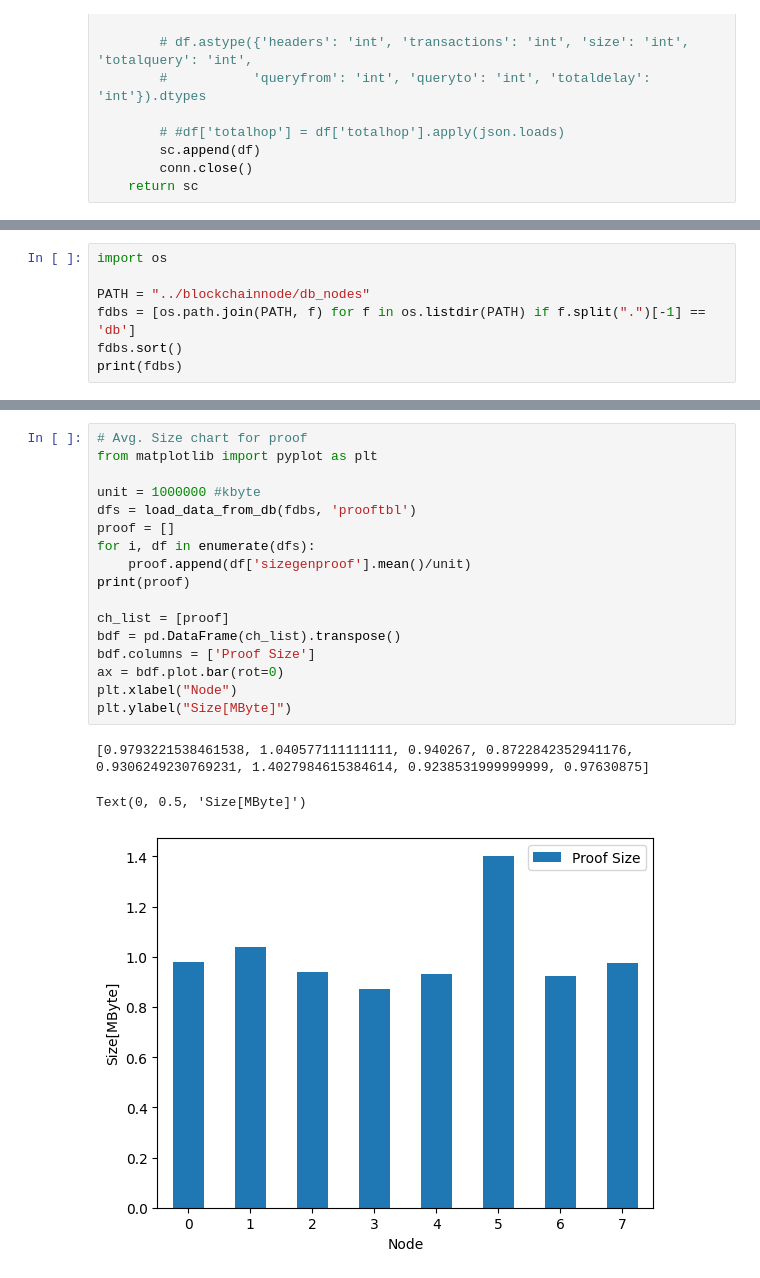
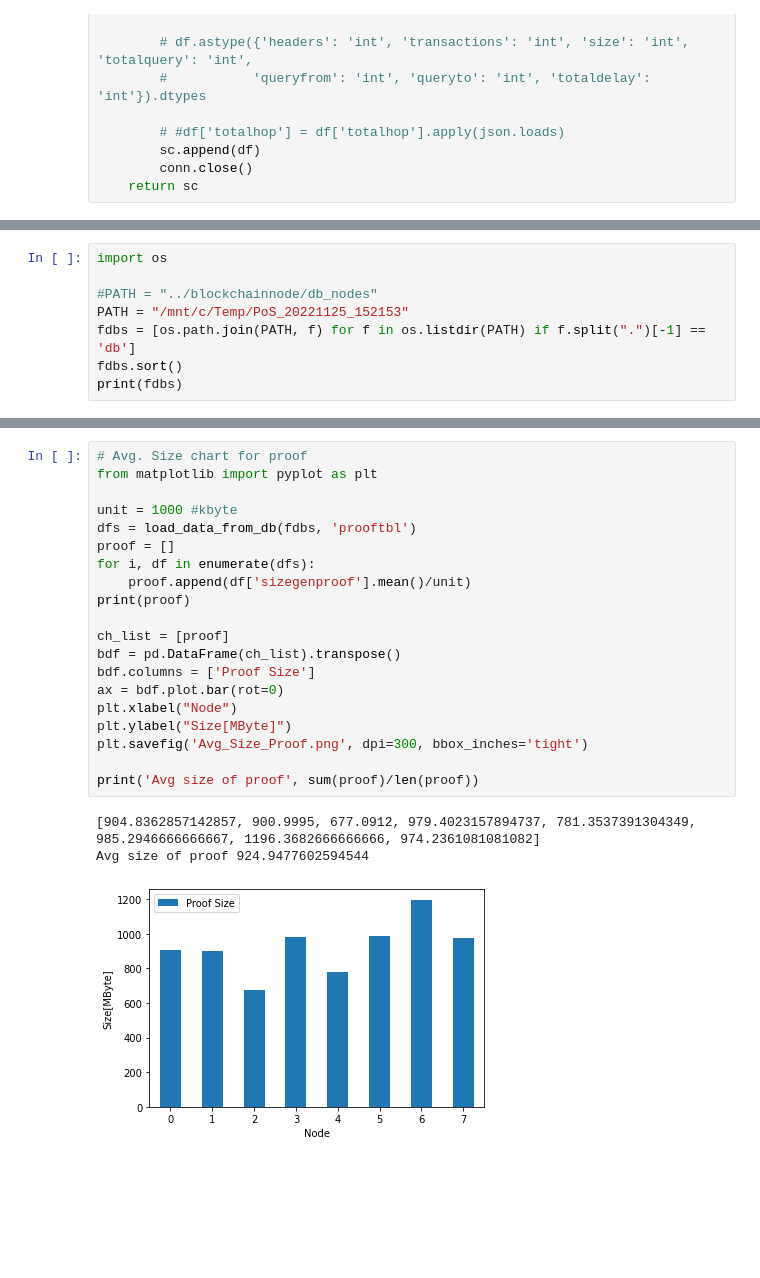
Before and after one commit to JunwookHeo/bcsos, a Jupyter notebook: python_utils/VisualPoS.ipynb, the cells around one changed output, grey strips where cells are left out. Saved outputs shown, nothing was run; the diff lists cells and outputs as text; blank space fills up the shorter version.

```diff
--- a/python_utils/VisualPoS.ipynb
+++ b/python_utils/VisualPoS.ipynb
@@ -64,7 +67,8 @@ print(fairness(values_list[2]))
 # %%
 import os
 
-PATH = "../blockchainnode/db_nodes"
+#PATH = "../blockchainnode/db_nodes"
+PATH = "/mnt/c/Temp/PoS_20221125_152153"
 fdbs = [os.path.join(PATH, f) for f in os.listdir(PATH) if f.split(".")[-1] == 'db']
 fdbs.sort()
 print(fdbs)
@@ -142,24 +154,27 @@ Text(0, 0.5, 'Time[msec]')
 # %%
 # Avg. Size chart for proof
 from matplotlib import pyplot as plt
 
-unit = 1000000 #kbyte
+unit = 1000 #kbyte
 dfs = load_data_from_db(fdbs, 'prooftbl')
 proof = []
 for i, df in enumerate(dfs):
     proof.append(df['sizegenproof'].mean()/unit)
 print(proof)
 
 ch_list = [proof]
 bdf = pd.DataFrame(ch_list).transpose()
 bdf.columns = ['Proof Size']
 ax = bdf.plot.bar(rot=0)
 plt.xlabel("Node")
 plt.ylabel("Size[MByte]")
+plt.savefig('Avg_Size_Proof.png', dpi=300, bbox_inches='tight')
+
+print('Avg size of proof', sum(proof)/len(proof))
 # %% [output]
-[0.9793221538461538, 1.040577111111111, 0.940267, 0.8722842352941176, 0.9306249230769231, 1.4027984615384614, 0.9238531999999999, 0.97630875]
+[904.8362857142857, 900.9995, 677.0912, 979.4023157894737, 781.3537391304349, 985.2946666666667, 1196.3682666666666, 974.2361081081082]
+Avg size of proof 924.9477602594544
-Text(0, 0.5, 'Size[MByte]')
-[figure, old version]
+[figure, new version]
 # %%
 # List up proof block and show it in the time order
 from matplotlib import pyplot as plt
```
Also changed, not shown: parts of 6 cells of this notebook.
